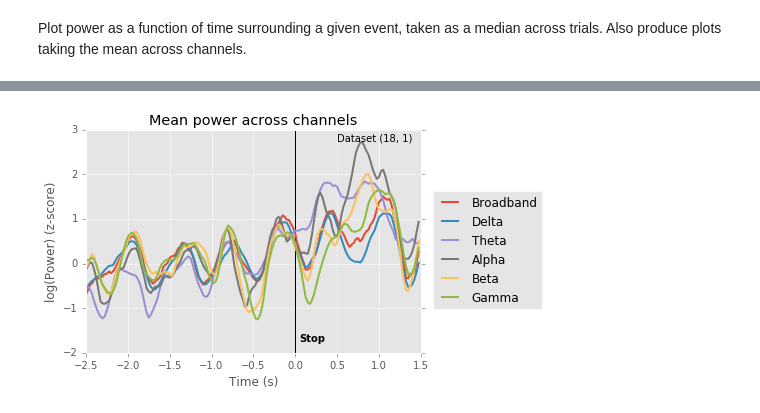
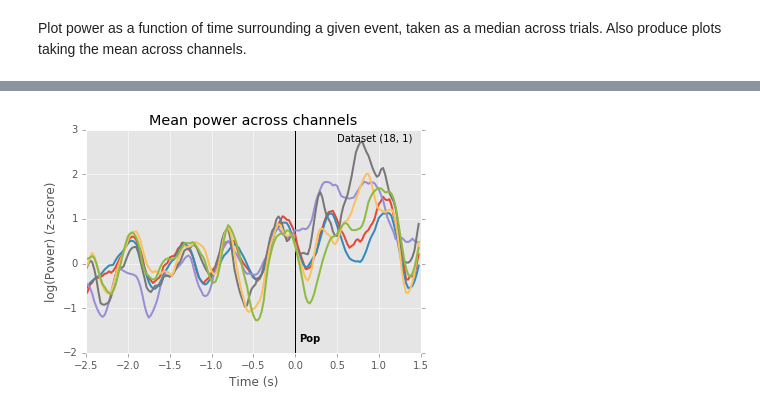
Before and after one commit to jmxpearson/bart_analysis, a Jupyter notebook: plot_channel_traces.ipynb, the cells around one changed output, grey strips where cells are left out. Cells and saved outputs as stored; diff of their text form; code cells hidden in the pictures.

```diff
--- a/plot_channel_traces.ipynb
+++ b/plot_channel_traces.ipynb
@@ -64,9 +64,10 @@ else:
     stops_free = stops
     stops_rewarded = stops
 # %%
-def get_peri_event_df(lfp, events):
+def get_peri_event_df(lfp, events, Tpre=Tpre, Tpost=Tpost):
     split = lfp.evtsplit(events, Tpre, Tpost)
-    means = split.groupby(level=1).median()
+    logged = physutils.LFPset(np.log(split), meta=lfp.meta.copy())
+    means = logged.groupby(level=1).median()
     df = physutils.LFPset(means, meta=lfp.meta.copy())
 
     return df.smooth(smwid)
@@ -84,9 +85,12 @@ pop_df = get_peri_event_df(lfp, pops)
 raw_stop_df = get_peri_event_df(lfpraw, stops_free)
 raw_pop_df = get_peri_event_df(lfpraw, pops)
 # %%
-raw_stop_df = physutils.LFPset(np.log(raw_stop_df), raw_stop_df.meta).rzscore()
+raw_stop_df = raw_stop_df.rzscore()
 raw_stop_df.plot(legend=False);
-stopz = physutils.LFPset(np.log(stop_df), stop_df.meta).rzscore()
+plt.ylabel('log(Power) (z-score)')
+plt.xlabel('Time (s)')
+
+stopz = stop_df.rzscore()
 raw_stop_df.index.name = 'Time'
 plt.xlim([Tpre_plot, Tpost])
 
@@ -114,4 +118,8 @@ if bands:
 
         plt.ylabel('log(Power) (z-score)')
         plt.xlabel('Time (s)')
+        plt.title('Trial Stop')
+        plt.tight_layout()
+
+        plt.savefig("figures/mean_pwr_all_chans_{}_stop.svg".format(bb))
 # %% [output]
@@ -124,12 +181,12 @@ if bands:
 # %%
-def plot_bands(broad, filtered):
+def plot_bands(broad, filtered, legend=True, evt_label='Stop'):
     """
     plot broadband signal and bandpass filtered signal means together
     """
 
     # zscore channels for plotting
-    filt = physutils.LFPset(np.log(filtered), filtered.meta).rzscore()
-    broadband_series = physutils.LFPset(np.log(broad), broad.meta).rzscore().mean(axis=1)
+    filt = filtered.rzscore()
+    broadband_series = broad.rzscore().mean(axis=1)
 
     broadband_series.name = 'Broadband'
     series_list = [broadband_series]
@@ -141,7 +198,7 @@ def plot_bands(broad, filtered):
             this_df.name = bb.capitalize()
             series_list.append(this_df)
     mean_df = pd.concat(series_list, axis=1)
-    mean_df.plot(linewidth=2.0);
+    mean_df.plot(linewidth=2.0, legend=legend);
     plt.xlim([Tpre_plot, Tpost])
     plt.xlabel('Time (s)')
     plt.ylabel('log(Power) (z-score)')
@@ -149,13 +206,14 @@ def plot_bands(broad, filtered):
 
     # decorations
     plt.axvline(x=0, color='k', zorder=1)
-    plt.text(0.05, plt.ylim()[0] + 0.25, 'Stop', fontweight='bold')
+    plt.text(0.05, plt.ylim()[0] + 0.25, evt_label, fontweight='bold')
     plt.tick_params(axis='x', which='both', top='off');
     plt.text(plt.xlim()[1] - 1, plt.ylim()[1] - 0.25, "Dataset {}".format(str(dtup)))
 
     # place the legend to the right of the plot
     ax = plt.gca();
-    handles, labels = ax.get_legend_handles_labels()
-    lgd = ax.legend(handles, labels, loc='upper center', bbox_to_anchor=(1.2,0.75))
+    if legend:
+        handles, labels = ax.get_legend_handles_labels()
+        lgd = ax.legend(handles, labels, loc='upper center', bbox_to_anchor=(1.2,0.75))
 
     return ax
@@ -166,7 +227,7 @@ plot_bands(raw_stop_df, stop_df);
 # %%
-plot_bands(raw_pop_df, pop_df);
+plot_bands(raw_pop_df, pop_df, legend=False, evt_label='Pop');
 # %% [output]
-[figure, old version]
+[figure, new version]
 # %%
 diff_raw = physutils.LFPset(raw_stop_df.dataframe / raw_pop_df.dataframe)
 diff_filt = physutils.LFPset(stop_df.dataframe / pop_df.dataframe)
```
Also changed, not shown: parts of 5 cells of this notebook, 8 other files.
